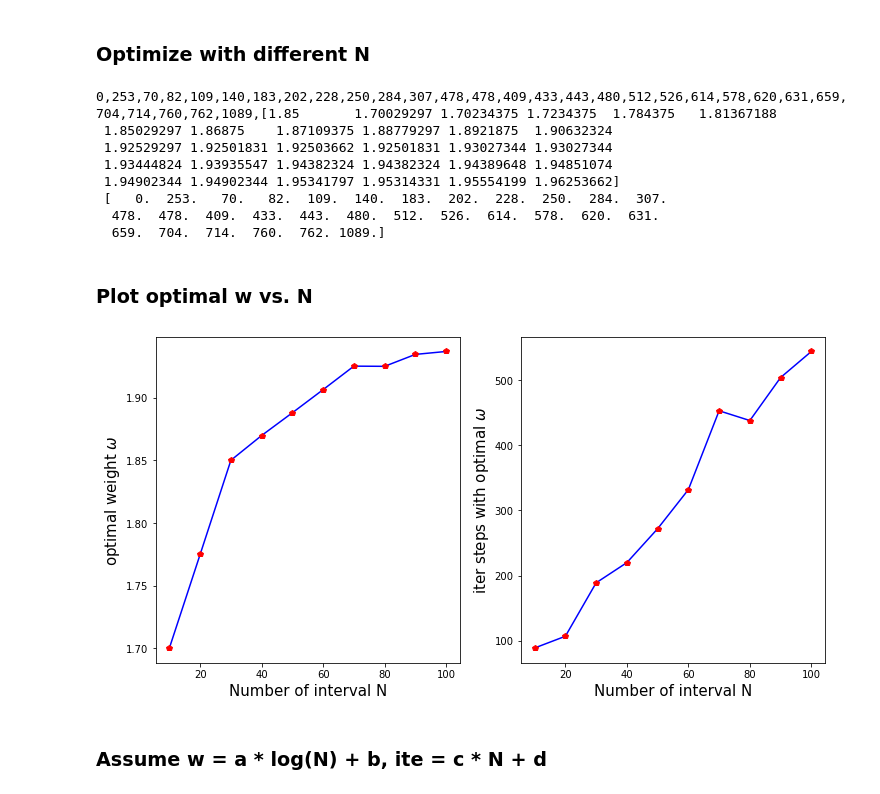
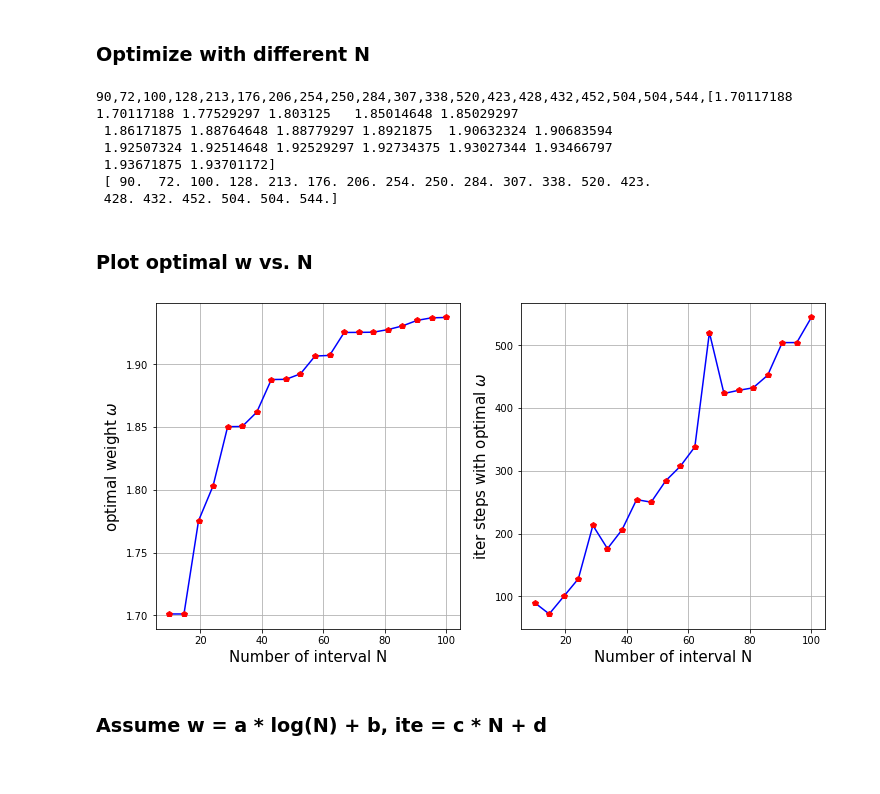
Before and after one commit to Alex-notmyname/MSC-Computational-Science, a Jupyter notebook: Scientific_Computing/Set 1 report/Exercise_1_3.ipynb, the cells around one changed output. Saved outputs shown, nothing was run; the diff lists cells and outputs as text; code cells hidden in the pictures.

```diff
--- a/Scientific_Computing/Set 1 report/Exercise_1_3.ipynb
+++ b/Scientific_Computing/Set 1 report/Exercise_1_3.ipynb
@@ -246,4 +246,5 @@ def implement_sor(max_ite=5000, w=1.8, e=1e-5, N=50, num=0, length=0):
     return c_store_s, delta_s, k
 # %%
 if __name__ == '__main__':
-    c_store_s, delta_s, k = implement_sor()
+    c_store_s, delta_s, k_s = implement_sor(w=1.8)
+print(k_s)
@@ -255,9 +258,9 @@ if __name__ == '__main__':
 N = 50
 y_plot = np.linspace(0, 1, N)
 
-plt.rcParams['figure.figsize'] = (15, 5)
+plt.rcParams['figure.figsize'] = (6, 12)
 
-fig1, ax1 = plt.subplots(1,3)
+fig1, ax1 = plt.subplots(3,1)
 
 plot_j = [10, 100, 1000, 2383]
 plot_g = [10, 100, 1000, 2406]
@@ -283,5 +286,12 @@ ax1[0].set_title('Jacobi iteration', fontsize=20)
 ax1[1].set_title('Gauss-Seidel iteration', fontsize=20)
 ax1[2].set_title(r'SOR iteration ($\omega=1.8$)', fontsize=20)
 
+ax1[0].set(ylabel='c')
+ax1[1].set(ylabel='c')
+ax1[2].set(xlabel='y', ylabel='c')
+
+ax1[0].grid(visible=True)
+ax1[1].grid(visible=True)
+ax1[2].grid(visible=True)
 plt.show()
 # %% [output]
@@ -300,8 +310,9 @@ if __name__ == '__main__':
     k_store = []
 
     for iteration, w in enumerate(w_value):
-        c_store_w, delta_s_w, k = implement_sor(w=w)
+        c_store_w, delta_s_w, k_w = implement_sor(w=w)
         k_store.append(k)
+        print(k_w, end=',')
 
         # Store the convergency measures for each w value
         delta_sw_store[iteration, :] = delta_s_w
@@ -395,40 +409,39 @@ def optimize_experiment(lower_bound=10, upper_bound=100, n_interval=10, num=0, l
     return N_value, optimal_w, optimal_step
 # %%
 if __name__ == '__main__':
-    N_value, optimal_w, optimal_step = optimize_experiment(lower_bound=10, upper_bound=100, n_interval=10)
+    N_optimal_plot, optimal_w, optimal_step = optimize_experiment(lower_bound=10, upper_bound=100, n_interval=20, num=0)
     print(optimal_w, '\n', optimal_step)
 # %% [output]
-0,253,70,82,109,140,183,202,228,250,284,307,478,478,409,433,443,480,512,526,614,578,620,631,659,704,714,760,762,1089,[1.85       1.70029297 1.70234375 1.7234375  1.784375   1.81367188
- 1.85029297 1.86875    1.87109375 1.88779297 1.8921875  1.90632324
- 1.92529297 1.92501831 1.92503662 1.92501831 1.93027344 1.93027344
- 1.93444824 1.93935547 1.94382324 1.94382324 1.94389648 1.94851074
- 1.94902344 1.94902344 1.95341797 1.95314331 1.95554199 1.96253662]
- [   0.  253.   70.   82.  109.  140.  183.  202.  228.  250.  284.  307.
-  478.  478.  409.  433.  443.  480.  512.  526.  614.  578.  620.  631.
-  659.  704.  714.  760.  762. 1089.]
+90,72,100,128,213,176,206,254,250,284,307,338,520,423,428,432,452,504,504,544,[1.70117188 1.70117188 1.77529297 1.803125   1.85014648 1.85029297
+ 1.86171875 1.88764648 1.88779297 1.8921875  1.90632324 1.90683594
+ 1.92507324 1.92514648 1.92529297 1.92734375 1.93027344 1.93466797
+ 1.93671875 1.93701172]
+ [ 90.  72. 100. 128. 213. 176. 206. 254. 250. 284. 307. 338. 520. 423.
+ 428. 432. 452. 504. 504. 544.]
 # %% [markdown]
 ### Plot optimal w vs. N
 # %%
 fig5, ax5 = plt.subplots(1, 2)
 
 plt.rcParams['figure.figsize'] = (12, 6)
 
-ax5[0].plot(N_value, optimal_w, 'b')
-ax5[0].plot(N_value, optimal_w, 'rp')
+ax5[0].plot(N_optimal_plot, optimal_w, 'b')
+ax5[0].plot(N_optimal_plot, optimal_w, 'rp')
 ax5[0].set(xlabel='Number of interval N', ylabel=r'optimal weight $\omega$')
 ax5[0].xaxis.label.set_size(15)
 ax5[0].yaxis.label.set_size(15)
 
-ax5[1].plot(N_value, optimal_step, 'b')
-ax5[1].plot(N_value, optimal_step, 'rp')
+ax5[1].plot(N_optimal_plot, optimal_step, 'b')
+ax5[1].plot(N_optimal_plot, optimal_step, 'rp')
 ax5[1].set(xlabel='Number of interval N', ylabel=r'iter steps with optimal $\omega$')
 ax5[1].xaxis.label.set_size(15)
 ax5[1].yaxis.label.set_size(15)
 
-
+ax5[0].grid(visible=True)
+ax5[1].grid(visible=True)
 plt.show()
 # %% [output]
-[figure, old version]
+[figure, new version]
 # %% [markdown]
 ### Assume w = a * log(N) + b, ite = c * N + d
 # %%
```
Also changed, not shown: parts of 27 cells of this notebook, 13 other files.
